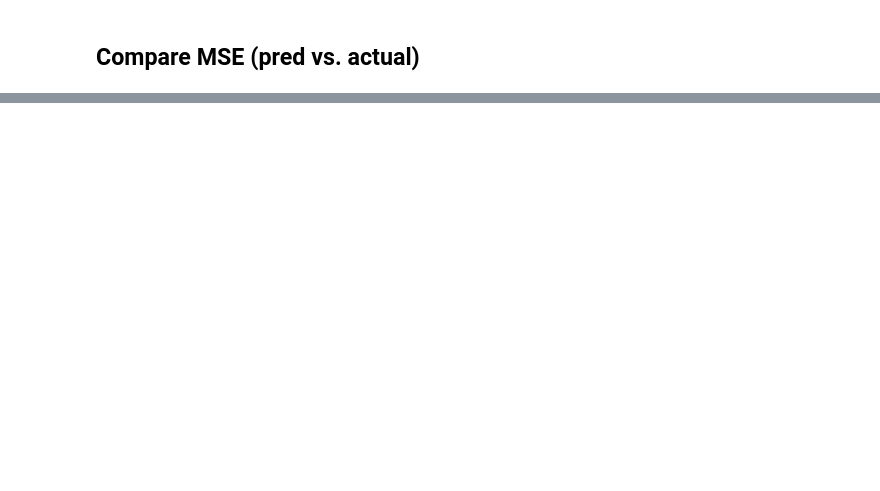
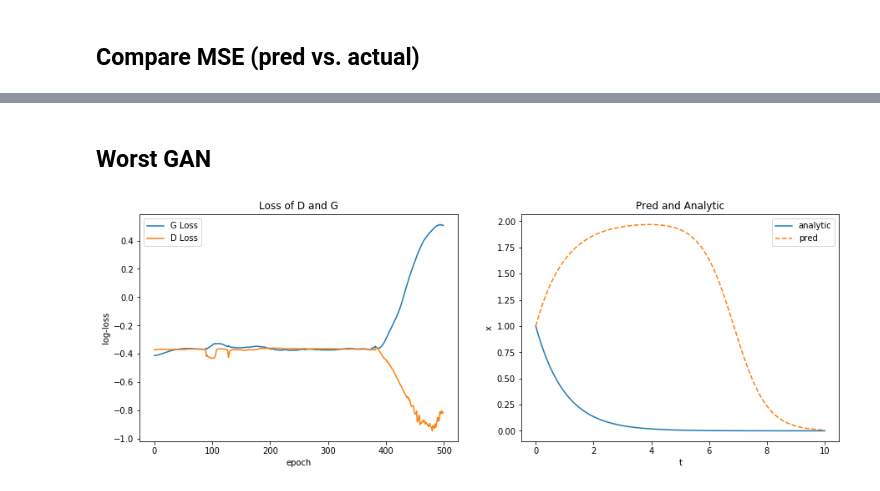
Before and after one commit to dylanrandle/denn, a Jupyter notebook: GAN.ipynb, the cells around one changed output, grey strips where cells are left out. Cells and saved outputs as stored; diff of their text form; code cells hidden in the pictures; blank space fills up the shorter version.

```diff
--- a/GAN.ipynb
+++ b/GAN.ipynb
@@ -319,0 +384,7 @@ Lagaris MSE: 7.31833083023048e-08
+# %% [markdown]
+## Worst GAN
+# %%
+mess = np.argmax(gan_mses)
+plot_losses_and_preds(G_losses[mess], D_losses[mess], gans[mess], t, analytic)
+# %% [output]
+[figure, added]
```
Also changed, not shown: parts of 12 cells of this notebook.
